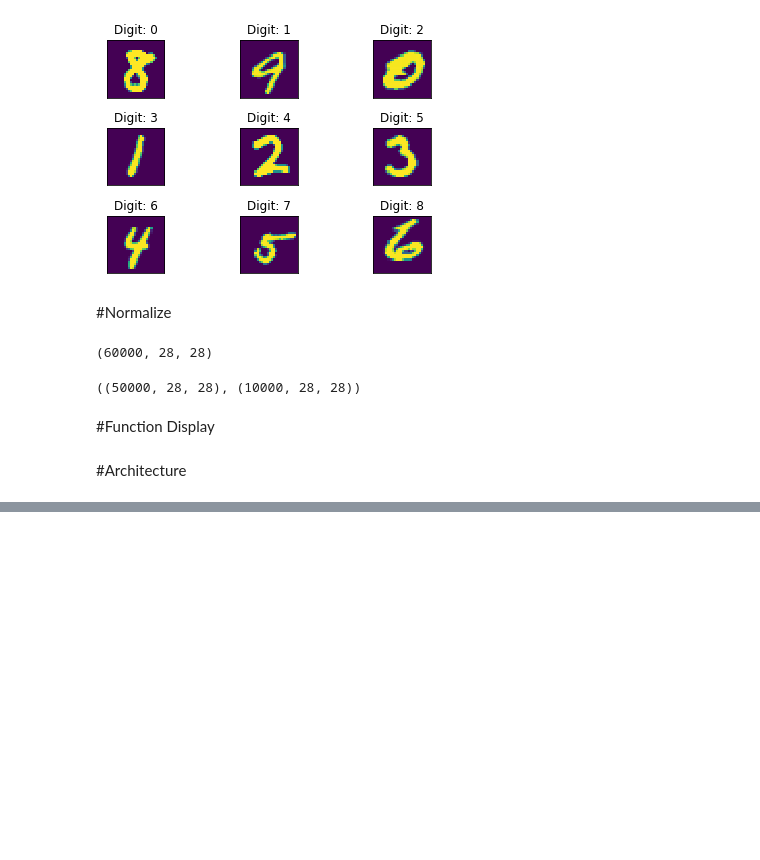
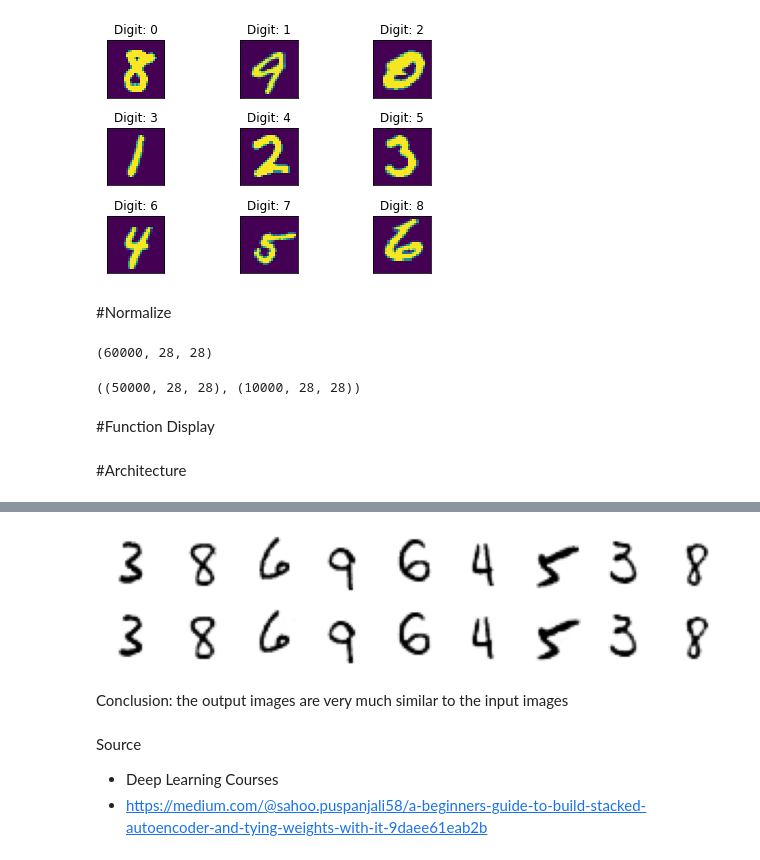
Before and after one commit to andresvc21/Random_Practice_ML, a Jupyter notebook: Homework_M5_Autoencoder_Andres_Villegas.ipynb, the cells around one changed output, grey strips where cells are left out. Cells and saved outputs as stored; diff of their text form; code cells hidden in the pictures; blank space fills up the shorter version.

```diff
--- a/Homework_M5_Autoencoder_Andres_Villegas.ipynb
+++ b/Homework_M5_Autoencoder_Andres_Villegas.ipynb
@@ -117,0 +164,33 @@ stacked_ae.summary()
+# %%
+#Custom lyer to tie weights
+
+import tensorflow
+
+class DenseTranspose(keras.layers.Layer):
+  def __init__(self, dense, activation=None, **kwargs):
+      self.dense = dense
+      self.activation = keras.activations.get(activation)
+      super().__init__(**kwargs)
+  def build(self, batch_input_shape):
+      self.biases = self.add_weight(name="bias",    initializer="zeros",shape=[self.dense.input_shape[-1]])
+      super().build(batch_input_shape)
+  def call(self, inputs):
+      z = tensorflow.matmul(inputs, self.dense.weights[0], transpose_b=True)
+      return self.activation(z + self.biases)
+
+dense_1 = keras.layers.Dense(392, activation="selu")
+dense_2 = keras.layers.Dense(196, activation="selu")
+
+#tied_encoder
+inputs = keras.Input(shape=(28,28))
+l_flatten = keras.layers.Flatten()(inputs)
+l_en1 = dense_1(l_flatten)
+l_en2 = dense_2(l_en1)
+
+#tied_decoder
+l_dc1 = DenseTranspose(dense_2, activation="selu")(l_en2)
+l_dc2 = DenseTranspose(dense_1, activation="sigmoid")(l_dc1)
+outputs = keras.layers.Reshape([28, 28])(l_dc2)
+tied_ae = keras.models.Model(inputs, outputs)
+tied_ae.compile(loss="binary_crossentropy",optimizer=keras.optimizers.SGD(lr=1.5))
+tied_ae.summary()
@@ -117,0 +215,3 @@ stacked_ae.summary()
+# %%
+#fit the model
+h_tied = tied_ae.fit(X_train, X_train, epochs=20,validation_data=[X_valid, X_valid])
@@ -117,0 +236,14 @@ stacked_ae.summary()
+# %%
+# reconstruct the image
+show_reconstructions(tied_ae)
+# %% [output]
+[figure, added]
+# %% [markdown]
+Conclusion: the output images are very much similar to the input images
+# %% [markdown]
+Source
+
+
+
+*   Deep Learning Courses
+*   https://medium.com/@sahoo.puspanjali58/a-beginners-guide-to-build-stacked-autoencoder-and-tying-weights-with-it-9daee61eab2b
```
Also changed, not shown: parts of 9 cells of this notebook.
